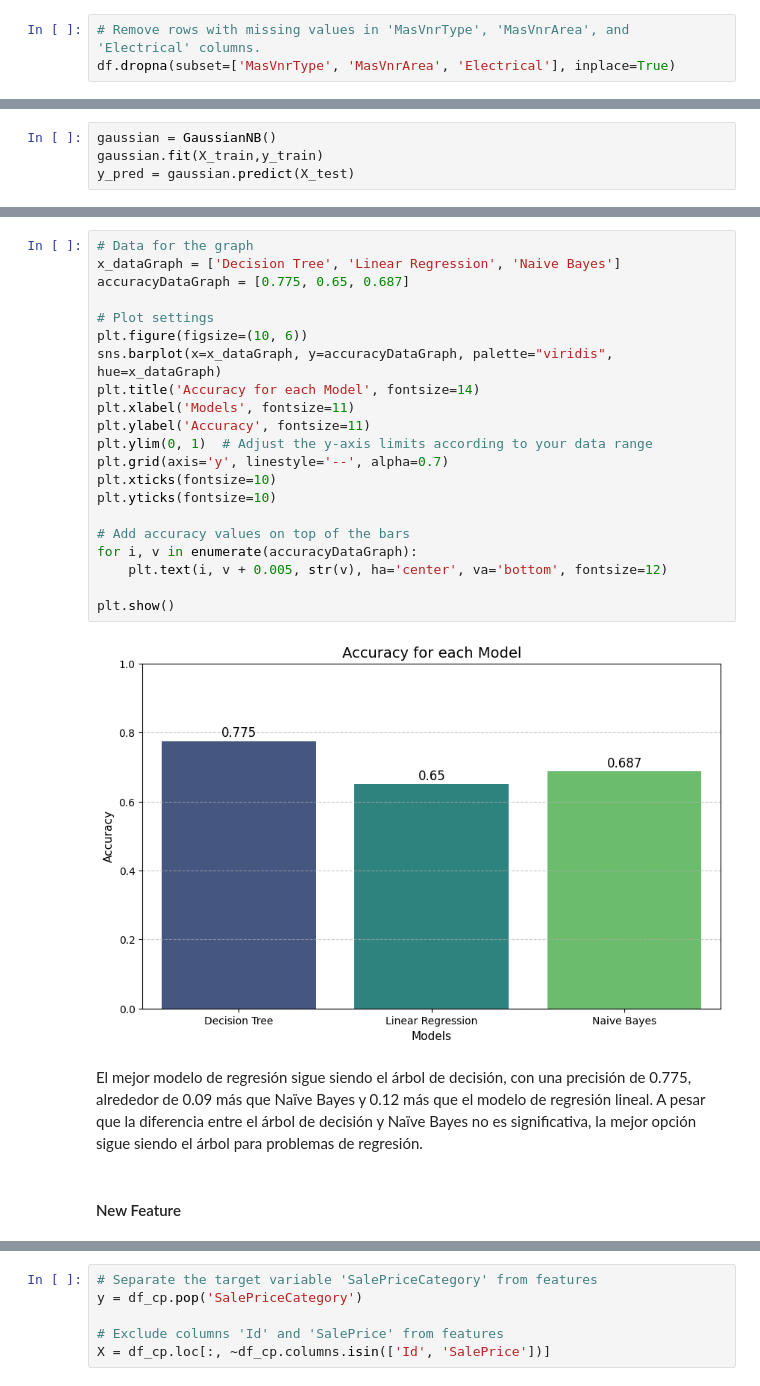
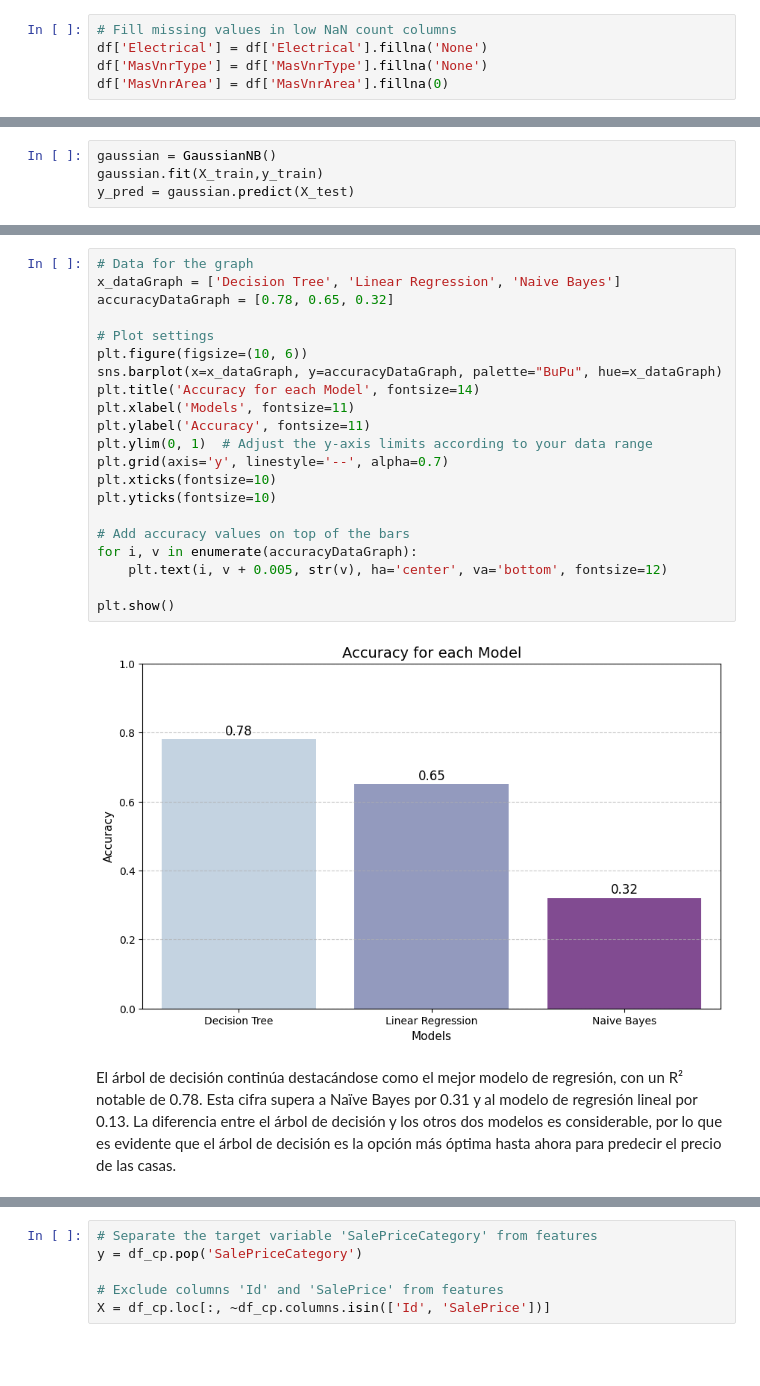
Before and after one commit to MelissaPerez09/HT05-DataMining, a Jupyter notebook: naiveBayes.ipynb, the cells around one changed output, grey strips where cells are left out. Drawn from its saved outputs; the diff is of its cells as text; blank space fills up the shorter version.

```diff
--- a/naiveBayes.ipynb
+++ b/naiveBayes.ipynb
@@ -33,8 +45,10 @@ df
 # %% [markdown]
 ### Handling Missing Values
-# %%
-# Remove rows with missing values in 'MasVnrType', 'MasVnrArea', and 'Electrical' columns.
-df.dropna(subset=['MasVnrType', 'MasVnrArea', 'Electrical'], inplace=True)
+# %%
+# Fill missing values in low NaN count columns
+df['Electrical'] = df['Electrical'].fillna('None')
+df['MasVnrType'] = df['MasVnrType'].fillna('None')
+df['MasVnrArea'] = df['MasVnrArea'].fillna(0)
 # %%
 # Impute missing LotFrontage values based on the median LotFrontage within each neighborhood.
 df['LotFrontage'] = df.groupby('Neighborhood')['LotFrontage'].transform(lambda x: x.fillna(x.median()))
@@ -146,27 +210,25 @@ Este resultado indica que el modelo es capaz de explicar el 69% de la variabilid
 # %%
 # Data for the graph
 x_dataGraph = ['Decision Tree', 'Linear Regression', 'Naive Bayes']
-accuracyDataGraph = [0.775, 0.65, 0.687]
+accuracyDataGraph = [0.78, 0.65, 0.32]
 
 # Plot settings
 plt.figure(figsize=(10, 6))
-sns.barplot(x=x_dataGraph, y=accuracyDataGraph, palette="viridis", hue=x_dataGraph)
+sns.barplot(x=x_dataGraph, y=accuracyDataGraph, palette="BuPu", hue=x_dataGraph)
 plt.title('Accuracy for each Model', fontsize=14)
 plt.xlabel('Models', fontsize=11)
 plt.ylabel('Accuracy', fontsize=11)
 plt.ylim(0, 1)  # Adjust the y-axis limits according to your data range
 plt.grid(axis='y', linestyle='--', alpha=0.7)
 plt.xticks(fontsize=10)
 plt.yticks(fontsize=10)
 
 # Add accuracy values on top of the bars
 for i, v in enumerate(accuracyDataGraph):
     plt.text(i, v + 0.005, str(v), ha='center', va='bottom', fontsize=12)
 
 plt.show()
 # %% [output]
-[figure, old version]
+[figure, new version]
-# %% [markdown]
-El mejor modelo de regresión sigue siendo el árbol de decisión, con una precisión de 0.775, alrededor de 0.09 más que Naïve Bayes y 0.12 más que el modelo de regresión lineal. A pesar que la diferencia entre el árbol de decisión y Naïve Bayes no es significativa, la mejor opción sigue siendo el árbol para problemas de regresión.
-# %% [markdown]
-#### New Feature
+# %% [markdown]
+El árbol de decisión continúa destacándose como el mejor modelo de regresión, con un R² notable de 0.78. Esta cifra supera a Naïve Bayes por 0.31 y al modelo de regresión lineal por 0.13. La diferencia entre el árbol de decisión y los otros dos modelos es considerable,  por lo que es evidente que el árbol de decisión es la opción más óptima hasta ahora para predecir el precio de las casas.
```
Also changed, not shown: parts of 37 cells of this notebook.
